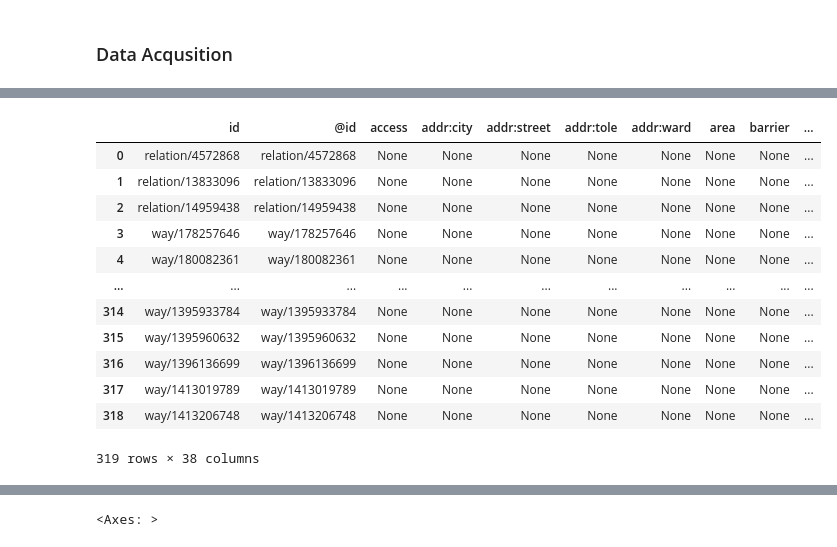
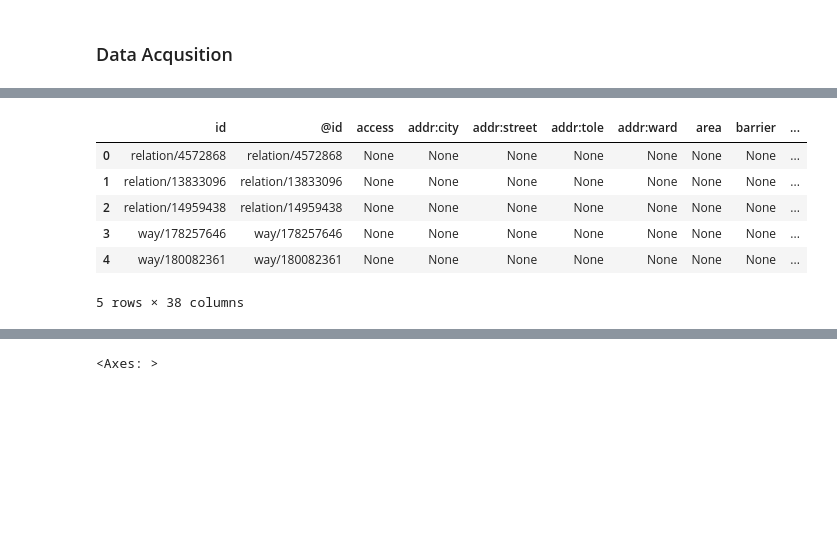
Before and after one commit to junggeyy/gis-notebooks, a Jupyter notebook: site_suitability_analysis.ipynb, the cells around one changed output, grey strips where cells are left out. Cells and saved outputs as stored; diff of their text form; code cells hidden in the pictures; blank space fills up the shorter version.

```diff
--- a/site_suitability_analysis.ipynb
+++ b/site_suitability_analysis.ipynb
@@ -38,19 +38,13 @@ ktm_firestation
 | 0 | way/211751501 | way/211751501 | fire_station | yes | None | POLYGON ((85.36095 27.69615, 85.3... |
 | 1 | node/9722113225 | node/9722113225 | fire_station | None | Mahanagar Fire Briged and Trainin... | POINT (85.36554 27.73176) |
 # %%
-ktm_landuse = gpd.read_file(landuse_path)
-ktm_landuse
+ktm_open_landuse = gpd.read_file(landuse_path)
+ktm_open_landuse.head()
 # %% [output]
 |  | id | @id | access | addr:city | addr:street | addr:tole | addr:ward | area | barrier | ... |
 | 0 | relation/4572868 | relation/4572868 | None | None | None | None | None | None | None | ... |
 | 1 | relation/13833096 | relation/13833096 | None | None | None | None | None | None | None | ... |
 | 2 | relation/14959438 | relation/14959438 | None | None | None | None | None | None | None | ... |
 | 3 | way/178257646 | way/178257646 | None | None | None | None | None | None | None | ... |
 | 4 | way/180082361 | way/180082361 | None | None | None | None | None | None | None | ... |
-| ... | ... | ... | ... | ... | ... | ... | ... | ... | ... | ... |
-| 314 | way/1395933784 | way/1395933784 | None | None | None | None | None | None | None | ... |
-| 315 | way/1395960632 | way/1395960632 | None | None | None | None | None | None | None | ... |
-| 316 | way/1396136699 | way/1396136699 | None | None | None | None | None | None | None | ... |
-| 317 | way/1413019789 | way/1413019789 | None | None | None | None | None | None | None | ... |
-| 318 | way/1413206748 | way/1413206748 | None | None | None | None | None | None | None | ... |
-319 rows × 38 columns
+5 rows × 38 columns
```
Also changed, not shown: parts of 21 cells of this notebook.
